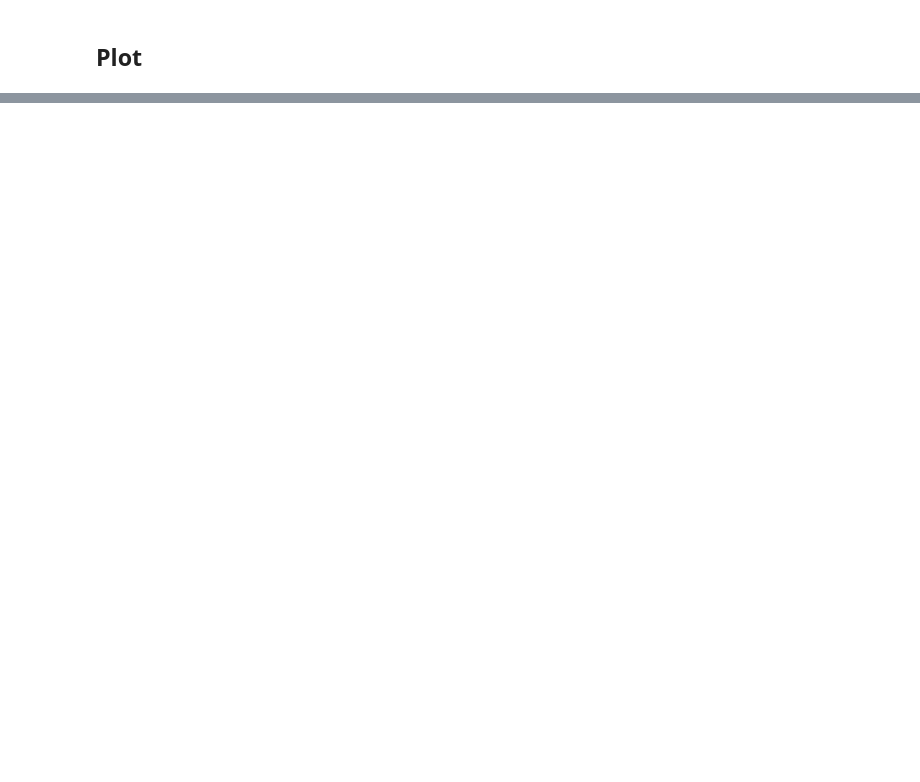
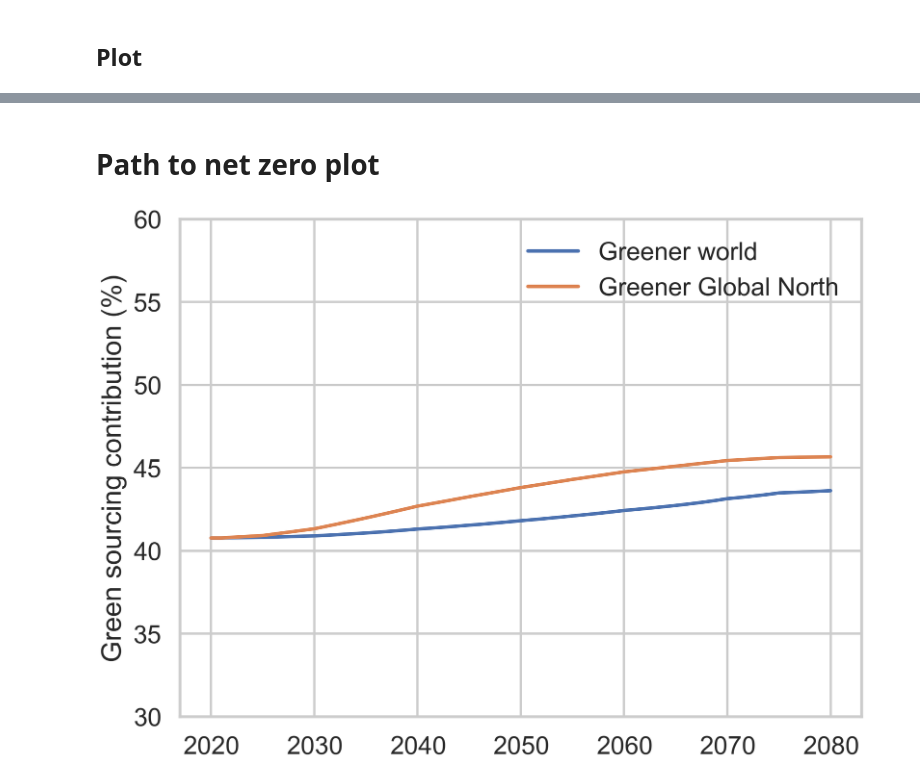
Before and after one commit to todortodor/plots_sustglob_paper, a Jupyter notebook: plots.ipynb, the cells around one changed output, grey strips where cells are left out. Drawn from its saved outputs; the diff is of its cells as text; code cells hidden in the pictures; blank space fills up the shorter version.

```diff
--- a/plots.ipynb
+++ b/plots.ipynb
@@ -1059,0 +1094,25 @@ plt.show()
+# %% [markdown]
+# Path to net zero plot
+# %%
+df = pd.read_csv('results/technological_projection.csv')
+df = df[df.years>=2020]
+df = df[df.years<=2080]
+
+df.loc[df.years<2022,'north contrib term 3'] = df.loc[df.years<2022,'world contrib term 3']
+
+fig,ax = plt.subplots(figsize = (8,6),dpi = 288)
+
+ax.plot(df.years,df['world contrib term 3']*100,label='Greener world')
+ax.plot(df.years,df['north contrib term 3']*100,label='Greener Global North')
+
+ax.legend()
+ax.set_ylabel('Green sourcing contribution (%)')
+ax.set_ylim(30,60)
+
+if save or save_all:
+    plt.savefig(save_path+'technological_projection.'+save_format,
+                format=save_format)
+
+plt.show()
+# %% [output]
+[figure, added]
```
Also changed, not shown: parts of 9 cells of this notebook, 50 other files.
